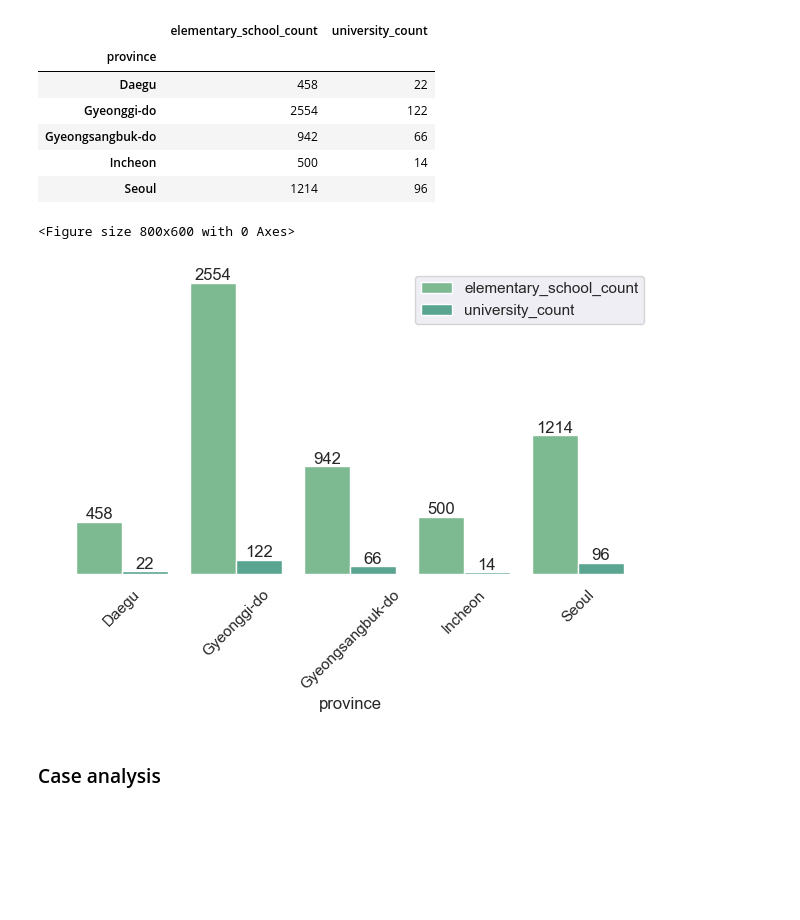
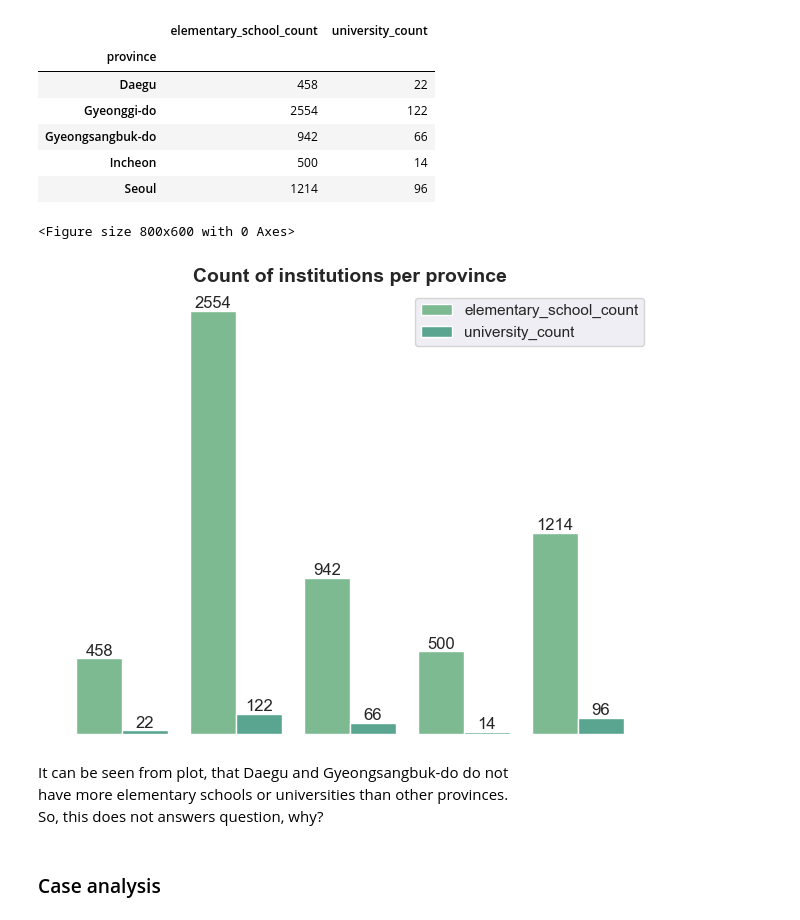
Before and after one commit to ShariYo/Modul1_Sprint4, a Jupyter notebook: project/main.ipynb, the cells around one changed output. Saved outputs shown, nothing was run; the diff lists cells and outputs as text; code cells hidden in the pictures; blank space fills up the shorter version.

```diff
--- a/project/main.ipynb
+++ b/project/main.ipynb
@@ -424,20 +499,29 @@ group_region
 # %%
 plt.figure(figsize=(8, 6))
 
 sns.set_palette("crest")
 ax = group_region.plot(kind="bar", width=0.8)
 
 for container in ax.containers:
     ax.bar_label(container)
 ax.axes.get_yaxis().set_visible(False)
+ax.axes.get_xaxis().set_visible(False)
 ax.set_frame_on(False)
 plt.xticks(rotation=45)
 plt.tight_layout()
+plt.title("Count of institutions per province",
+          size=14,
+          fontweight="bold",
+          ha="center")
 
 plt.show()
 # %% [output]
 <Figure size 800x600 with 0 Axes>
-[figure, old version]
+[figure, new version]
+# %% [markdown]
+It can be seen from plot, that Daegu and Gyeongsangbuk-do do not
+have more elementary schools or universities than other provinces.
+So, this does not answers question, why?
 # %% [markdown]
 ### Case analysis
 # %%
```
Also changed, not shown: parts of 22 cells of this notebook.
